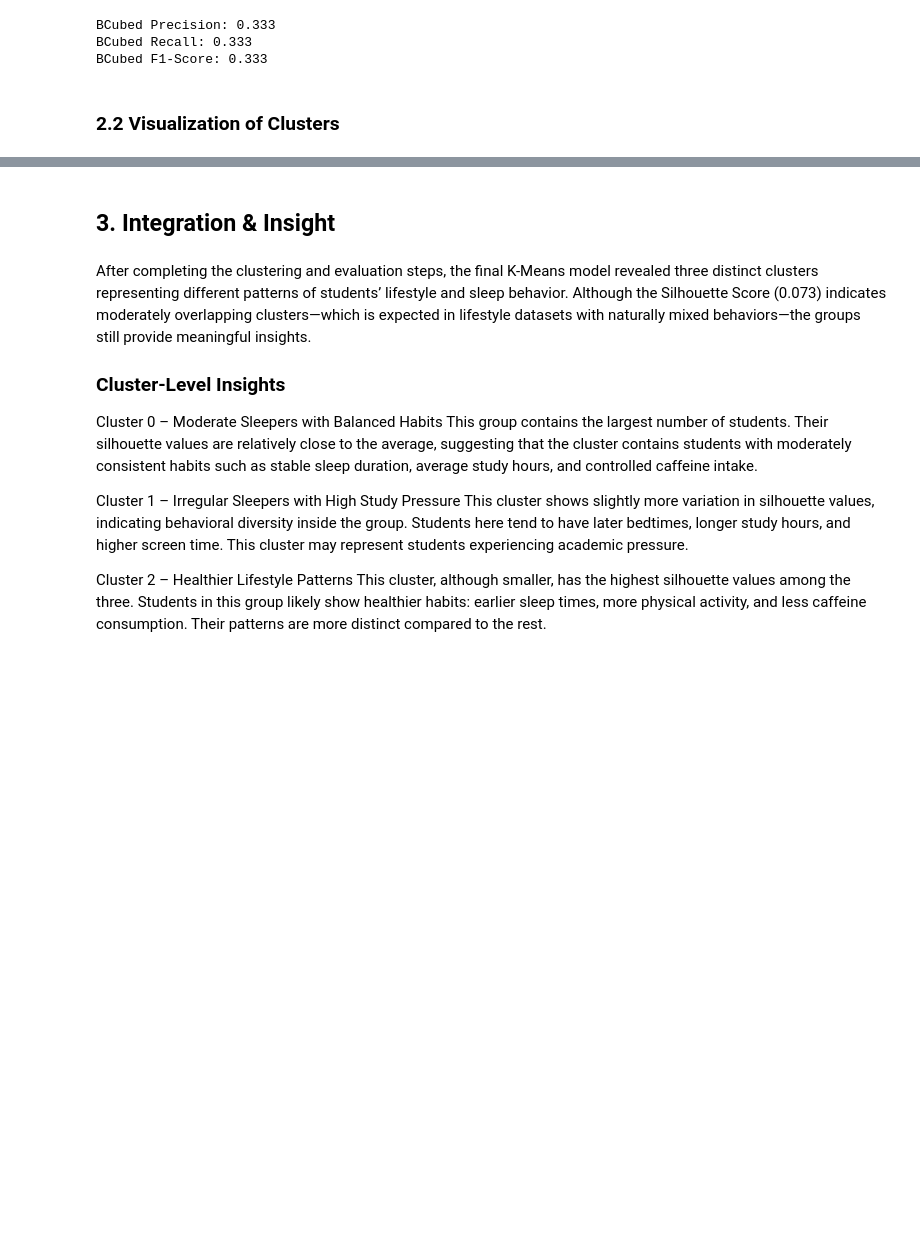
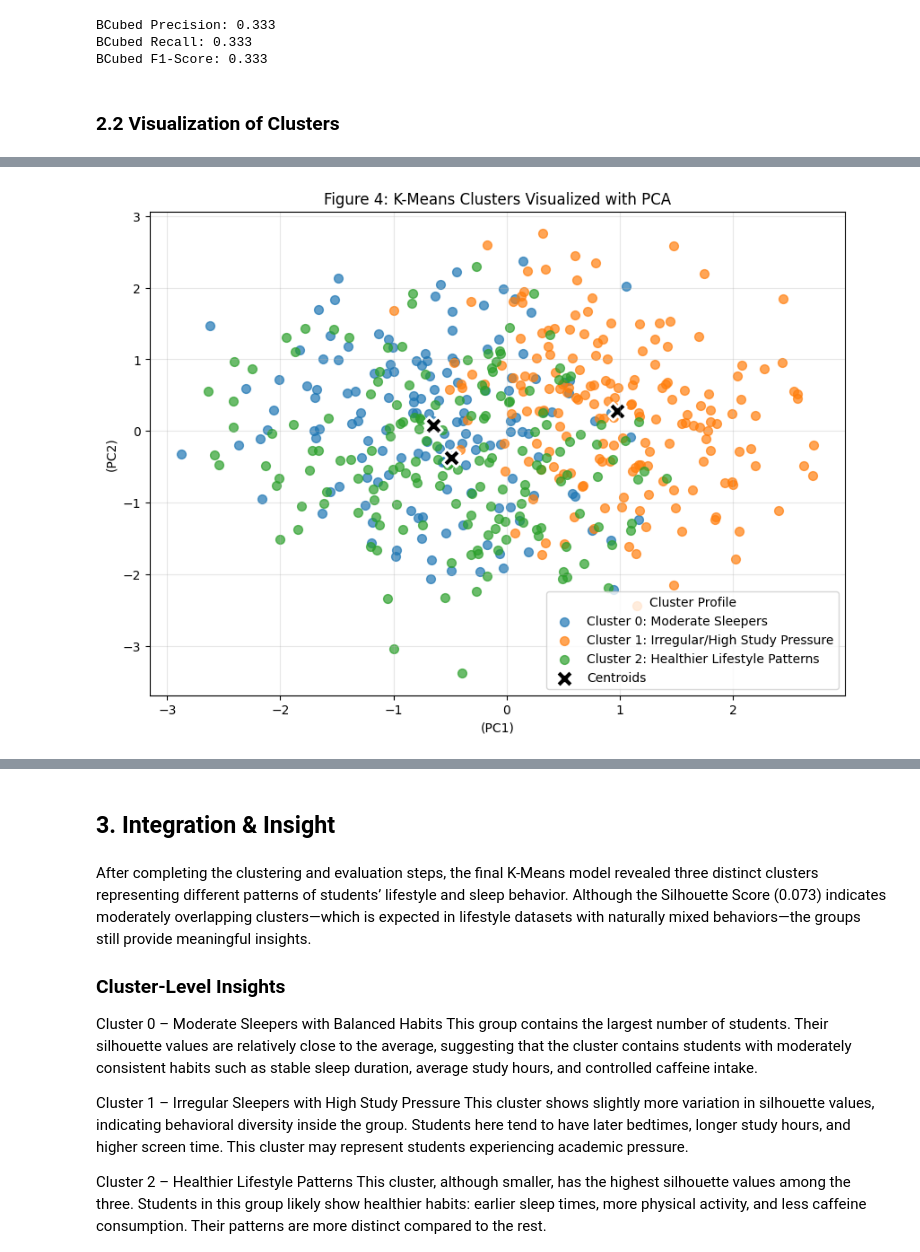
Before and after one commit to sultanahAL/SWE485-Group2, a Jupyter notebook: Unsupervised_Learning/Phase3_Unsupervised_Learning.ipynb, the cells around one changed output, grey strips where cells are left out. Drawn from its saved outputs; the diff is of its cells as text; code cells hidden in the pictures; blank space fills up the shorter version.

Commit message:
visualization

```diff
--- a/Unsupervised_Learning/Phase3_Unsupervised_Learning.ipynb
+++ b/Unsupervised_Learning/Phase3_Unsupervised_Learning.ipynb
@@ -365,0 +369,81 @@ BCubed F1-Score: 0.333
+# %%
+
+import pandas as pd
+import numpy as np
+import matplotlib.pyplot as plt
+from sklearn.decomposition import PCA
+
+# ------------------------------------------
+# 1. Load the clustered dataset
+# ------------------------------------------
+df_clusters = pd.read_csv("../Dataset/student_sleep_patterns_with_clusters.csv")
+
+# Separate features and cluster labels
+X_features = df_clusters.drop(columns=["Cluster_ID"])
+cluster_labels = df_clusters["Cluster_ID"]
+
+# ------------------------------------------
+# 2. Apply PCA to reduce to 2 components
+# ------------------------------------------
+pca = PCA(n_components=2, random_state=42)
+X_transformed = pca.fit_transform(X_features)
+
+# ------------------------------------------
+# 3. Create DataFrame and Plot Clusters
+# ------------------------------------------
+
+# Create a new DataFrame for easier plotting
+pca_df = pd.DataFrame(data = X_transformed, columns = ['PC1', 'PC2'])
+pca_df['Cluster'] = cluster_labels
+
+# Fit the final K-Means model again to get centroids
+from sklearn.cluster import KMeans
+kmeans_final = KMeans(n_clusters=3, n_init="auto", random_state=42)
+kmeans_final.fit(X_features)
+
+# Reduce the centroids to 2D using the fitted PCA object
+feature_names = X_features.columns
+
+centroids_df = pd.DataFrame(
+    kmeans_final.cluster_centers_,
+    columns=feature_names
+)
+
+centroids_transformed = pca.transform(centroids_df)
+
+
+# Plotting
+plt.figure(figsize=(10, 7))
+plt.title('Figure 4: K-Means Clusters Visualized with PCA')
+plt.xlabel('(PC1)')
+plt.ylabel('(PC2)')
+
+# Scatter plot for data points (clusters)
+for cluster_id in sorted(pca_df['Cluster'].unique()):
+    subset = pca_df[pca_df['Cluster'] == cluster_id]
+
+    # Custom Labels for clarity
+    if cluster_id == 0:
+        label_name = 'Cluster 0: Moderate Sleepers'
+    elif cluster_id == 1:
+        label_name = 'Cluster 1: Irregular/High Study Pressure'
+    elif cluster_id == 2:
+        label_name = 'Cluster 2: Healthier Lifestyle Patterns'
+    else:
+        label_name = f'Cluster {cluster_id}'
+
+    plt.scatter(subset['PC1'], subset['PC2'],
+                label=label_name,
+                alpha=0.7,
+                s=50)
+
+# Scatter plot for centroids
+plt.scatter(centroids_transformed[:, 0], centroids_transformed[:, 1],
+            marker='X', s=200, color='black',
+            label='Centroids', edgecolors='white', linewidths=2)
+
+plt.legend(title='Cluster Profile', loc='best')
+plt.grid(True, alpha=0.3)
+plt.show()
+# %% [output]
+[figure, added]
```
Also changed, not shown: parts of 2 cells of this notebook.
